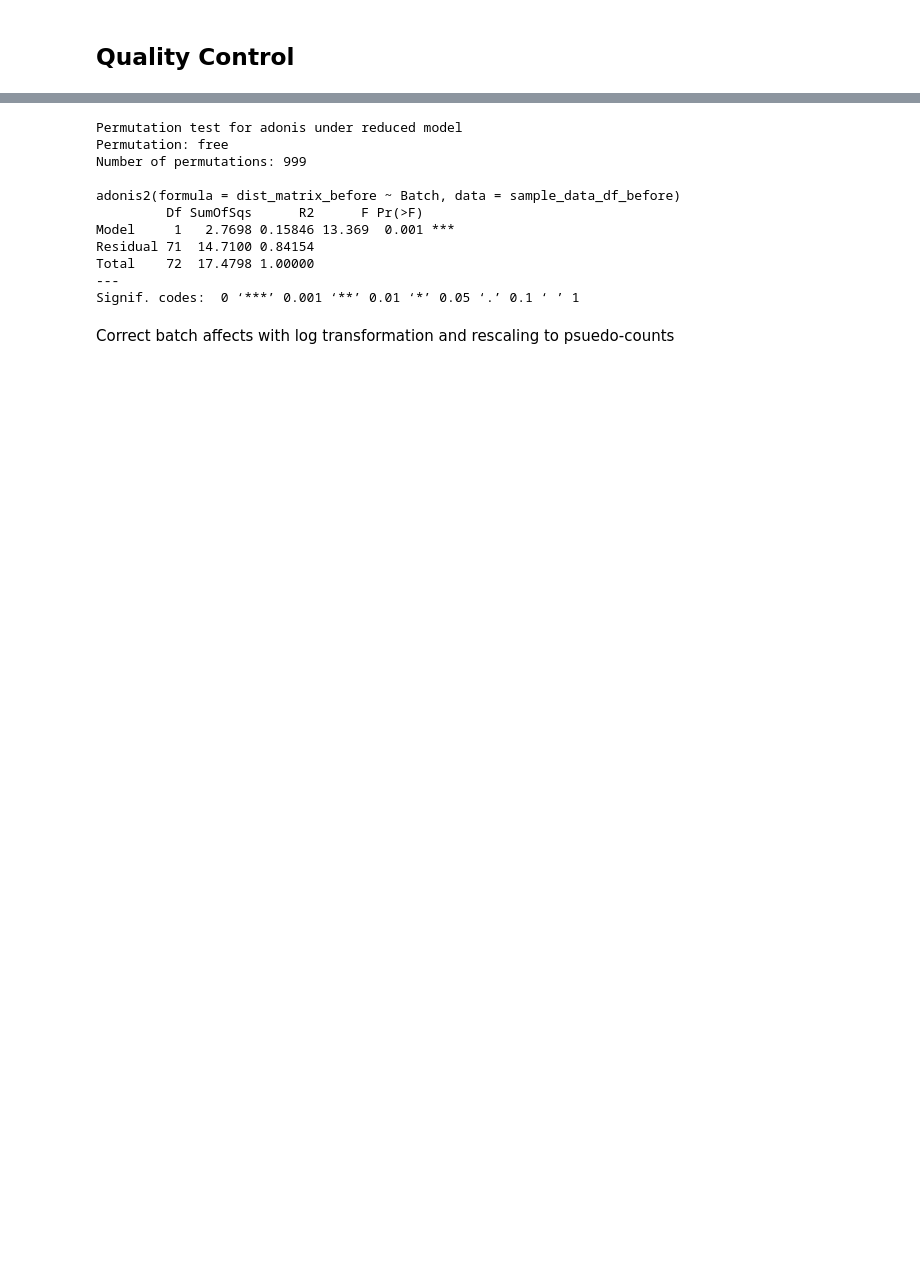
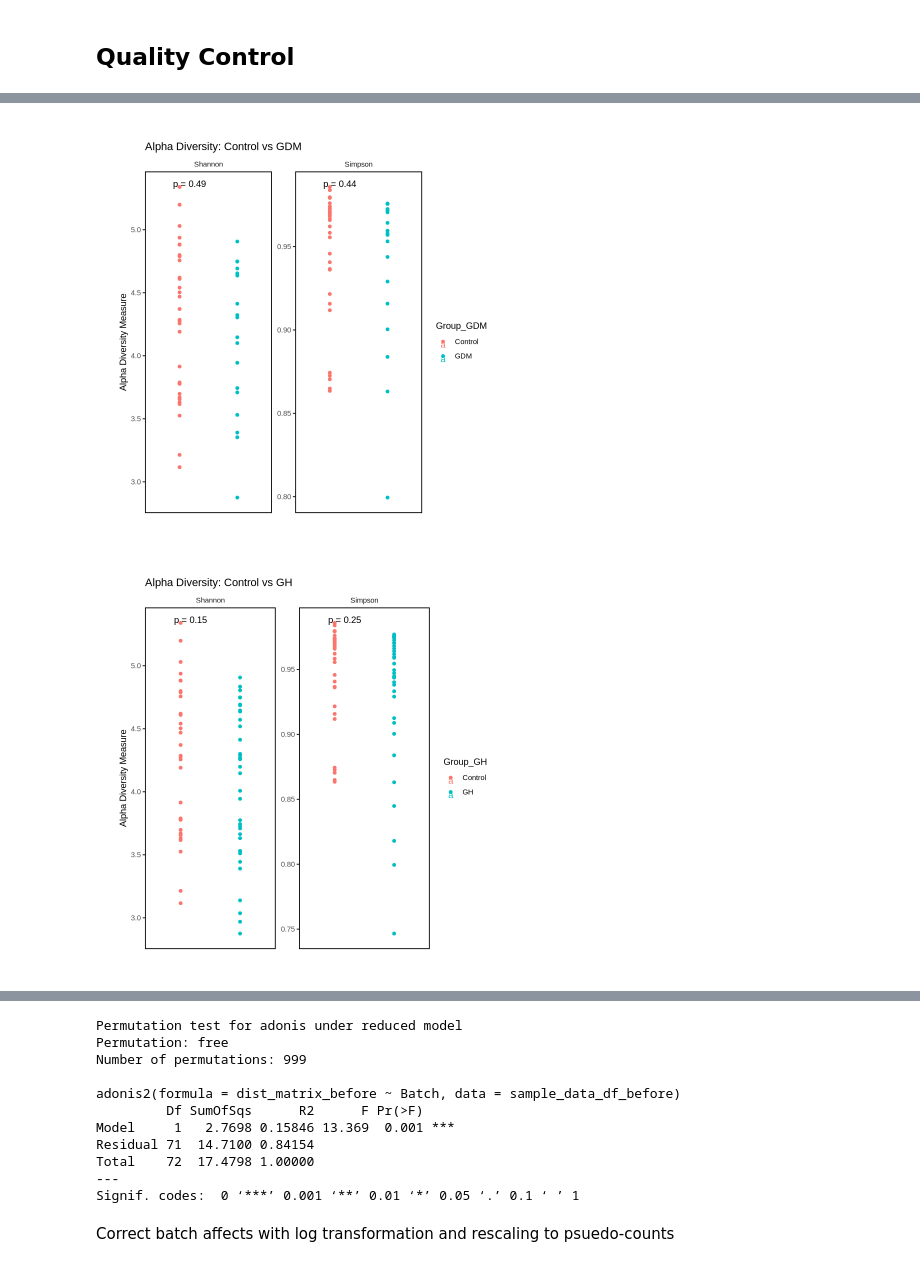
Before and after one commit to ginnymortensen/MGPipe, a Jupyter notebook: analysis/eda_taxonomy.ipynb, the cells around one changed output, grey strips where cells are left out. Saved outputs shown, nothing was run; the diff lists cells and outputs as text; code cells hidden in the pictures; blank space fills up the shorter version.

```diff
--- a/analysis/eda_taxonomy.ipynb
+++ b/analysis/eda_taxonomy.ipynb
@@ -262,2 +322,54 @@ Run 20 stress 0.1688688
 [figure]
 [figure]
+# %%
+library(ggpubr)
+
+plot_richness(
+  physeq_GDM,
+  x = "Group_GDM",
+  color = "Group_GDM",
+  measures = c("Shannon", "Simpson")
+) +
+  ggtitle("Alpha Diversity: Control vs GDM") +
+  geom_point(size = 0.5) +
+  stat_compare_means(
+    method = "wilcox.test",
+    label = "p.format"
+  ) +
+  theme_minimal() +
+  theme(
+    panel.grid = element_blank(),
+    axis.ticks.y = element_line(color = "black", linewidth = 0.5),
+    panel.border = element_rect(color = "black", fill = NA, linewidth = 1),
+    legend.position = "right",
+    axis.text.x = element_blank(),
+    axis.title.x = element_blank(),
+    plot.margin = margin(1, 1, 1, 1, "cm")
+  )
+
+
+plot_richness(
+  physeq_GH,
+  x = "Group_GH",
+  color = "Group_GH",
+  measures = c("Shannon", "Simpson")
+) +
+  ggtitle("Alpha Diversity: Control vs GH") +
+  geom_point(size = 0.5) +
+  stat_compare_means(
+    method = "wilcox.test",
+    label = "p.format"
+  ) +
+  theme_minimal() +
+  theme(
+    panel.grid = element_blank(),
+    axis.ticks.y = element_line(color = "black", linewidth = 0.5),
+    panel.border = element_rect(color = "black", fill = NA, linewidth = 1),
+    legend.position = "right",
+    axis.text.x = element_blank(),
+    axis.title.x = element_blank(),
+    plot.margin = margin(1, 1, 1, 1, "cm")
+  )
+# %% [output]
+[figure, added]
+[figure, added]
```
Also changed, not shown: parts of 17 cells of this notebook, 2 other files.
